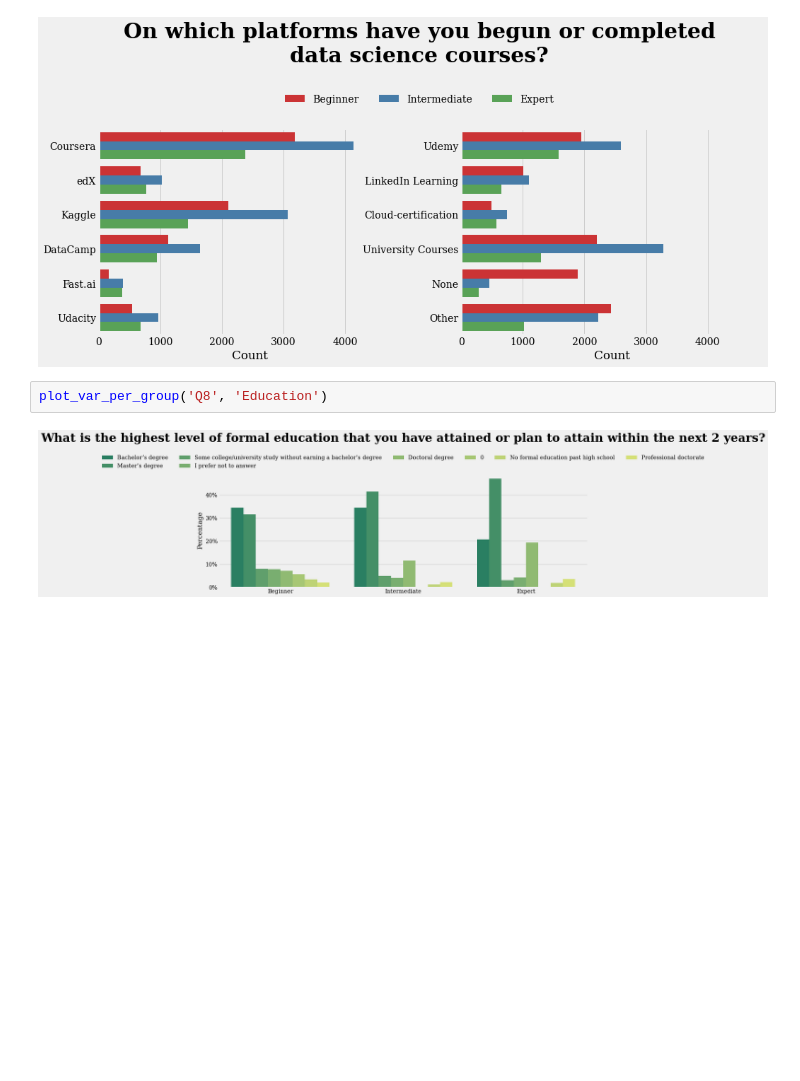
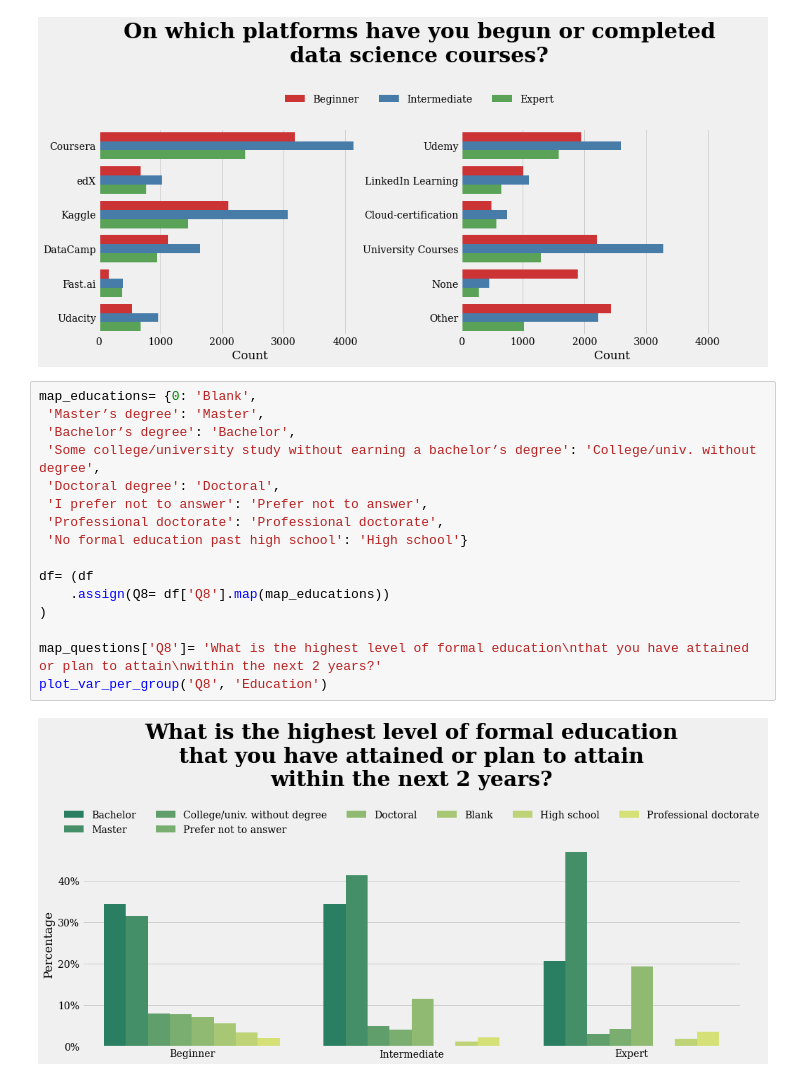
Before and after one commit to danjelito/eda-kaggle-survey-2022, a Jupyter notebook: kaggle-survey-2022.ipynb, the cells around one changed output. Saved outputs shown, nothing was run; the diff lists cells and outputs as text; blank space fills up the shorter version.

```diff
--- a/kaggle-survey-2022.ipynb
+++ b/kaggle-survey-2022.ipynb
@@ -355,7 +388,21 @@ plot_var_per_group2(
 )
 # %% [output]
 [figure]
-# %%
-plot_var_per_group('Q8', 'Education')
-# %% [output]
-[figure, removed]
+# %%
+map_educations= {0: 'Blank',
+ 'Master’s degree': 'Master',
+ 'Bachelor’s degree': 'Bachelor',
+ 'Some college/university study without earning a bachelor’s degree': 'College/univ. without degree',
+ 'Doctoral degree': 'Doctoral',
+ 'I prefer not to answer': 'Prefer not to answer',
+ 'Professional doctorate': 'Professional doctorate',
+ 'No formal education past high school': 'High school'}
+
+df= (df
+    .assign(Q8= df['Q8'].map(map_educations))
+)
+
+map_questions['Q8']= 'What is the highest level of formal education\nthat you have attained or plan to attain\nwithin the next 2 years?'
+plot_var_per_group('Q8', 'Education')
+# %% [output]
+[figure, added]
```
Also changed, not shown: parts of 6 cells of this notebook.
